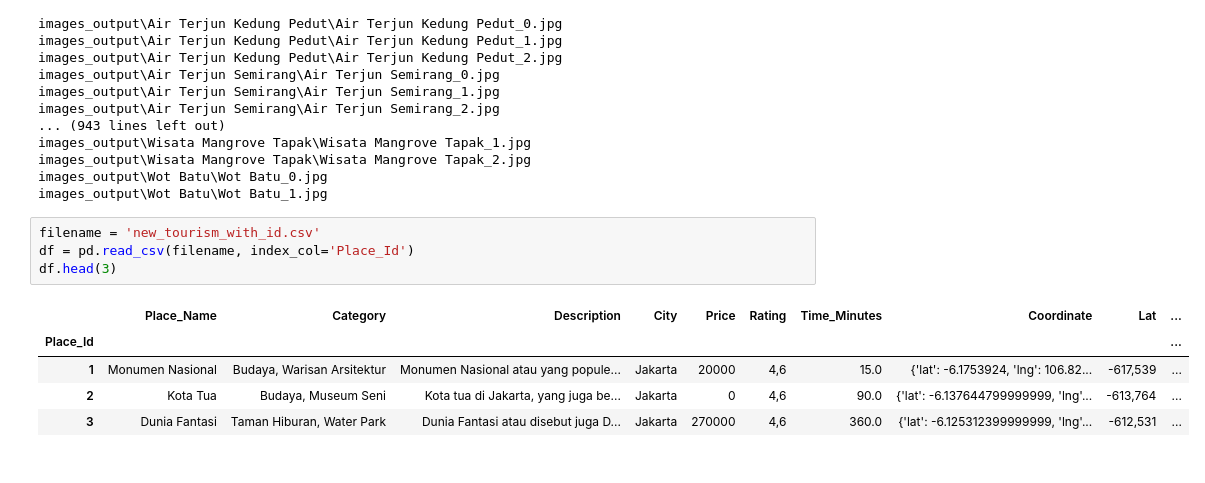
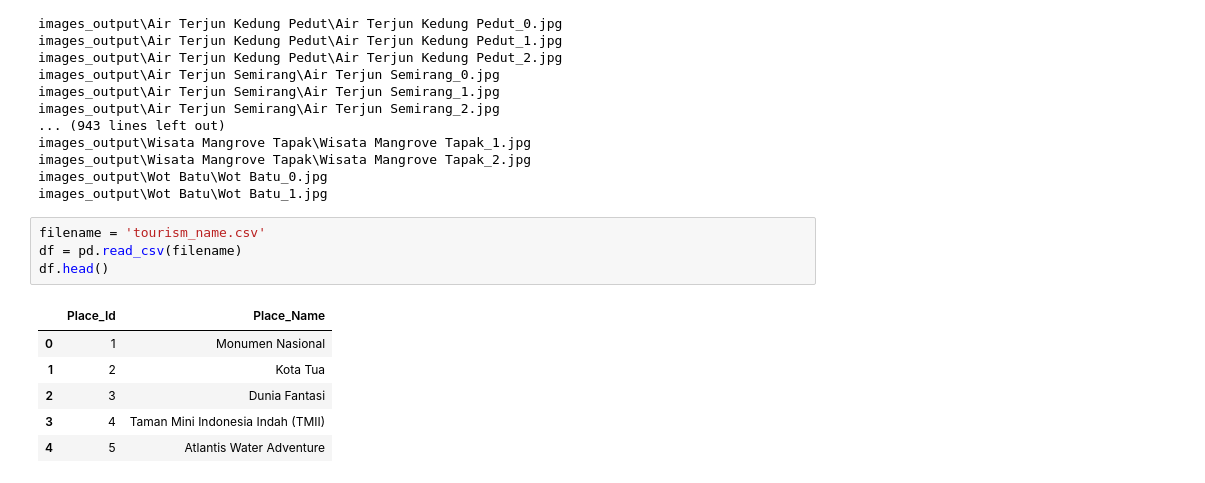
Before and after one commit to Exploria-Team/exploria-machine-learning, a Jupyter notebook: Scraping/images_path.ipynb, the cells around one changed output. Cells and saved outputs as stored; diff of their text form.

```diff
--- a/Scraping/get_images_path.ipynb
+++ b/Scraping/images_path.ipynb
@@ -34,15 +44,16 @@ images_output\Wisata Mangrove Tapak\Wisata Mangrove Tapak_2.jpg
 images_output\Wot Batu\Wot Batu_0.jpg
 images_output\Wot Batu\Wot Batu_1.jpg
 # %%
-filename = 'new_tourism_with_id.csv'
-df = pd.read_csv(filename, index_col='Place_Id')
-df.head(3)
+filename = 'tourism_name.csv'
+df = pd.read_csv(filename)
+df.head()
 # %% [output]
-|  | Place_Name | Category | Description | City | Price | Rating | Time_Minutes | Coordinate | Lat | ... |
-| Place_Id |  |  |  |  |  |  |  |  |  | ... |
-| 1 | Monumen Nasional | Budaya, Warisan Arsitektur | Monumen Nasional atau yang popule... | Jakarta | 20000 | 4,6 | 15.0 | {'lat': -6.1753924, 'lng': 106.82... | -617,539 | ... |
-| 2 | Kota Tua | Budaya, Museum Seni | Kota tua di Jakarta, yang juga be... | Jakarta | 0 | 4,6 | 90.0 | {'lat': -6.137644799999999, 'lng'... | -613,764 | ... |
-| 3 | Dunia Fantasi | Taman Hiburan, Water Park | Dunia Fantasi atau disebut juga D... | Jakarta | 270000 | 4,6 | 360.0 | {'lat': -6.125312399999999, 'lng'... | -612,531 | ... |
+|  | Place_Id | Place_Name |
+| 0 | 1 | Monumen Nasional |
+| 1 | 2 | Kota Tua |
+| 2 | 3 | Dunia Fantasi |
+| 3 | 4 | Taman Mini Indonesia Indah (TMII) |
+| 4 | 5 | Atlantis Water Adventure |
 # %%
 for row, data in df.iterrows():
     place_name = str(data['Place_Name'])
```
Also changed, not shown: parts of 4 cells of this notebook, 2 other files.
